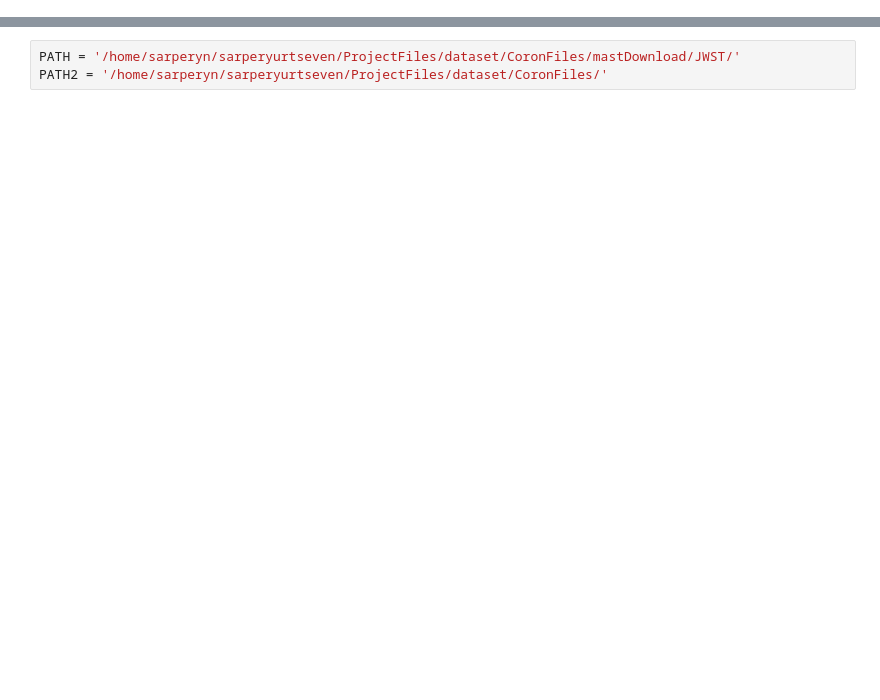
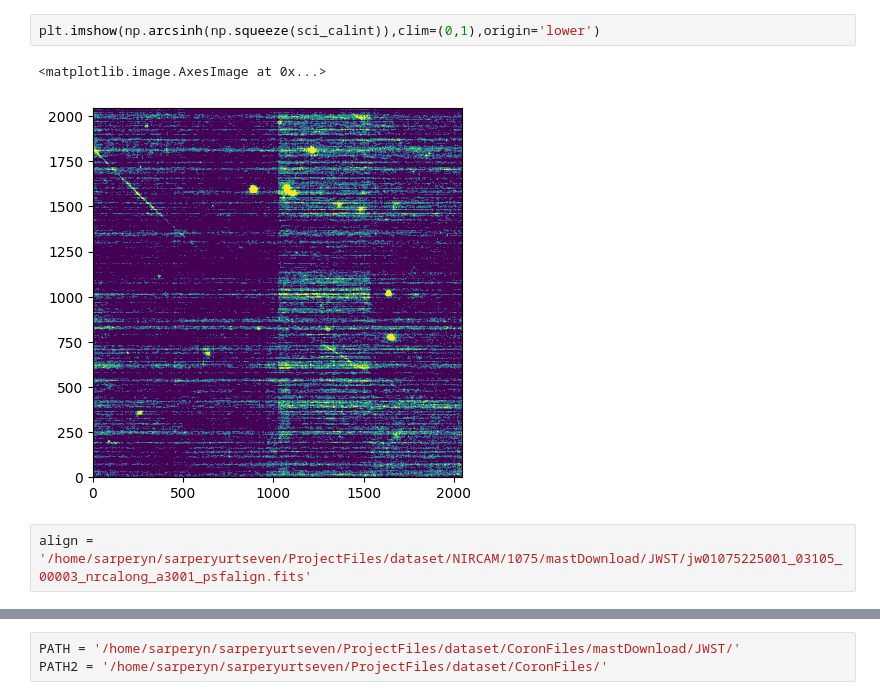
Before and after one commit to AstroMusers/AI-Boosted-Coronagraphy, a Jupyter notebook: notebooks/MetadataCheck.ipynb, the cells around one changed output, grey strips where cells are left out. Drawn from its saved outputs; the diff is of its cells as text; blank space fills up the shorter version.

```diff
--- a/notebooks/MetadataCheck.ipynb
+++ b/notebooks/MetadataCheck.ipynb
@@ -10,0 +174,7 @@ from astropy import wcs
+# %%
+plt.imshow(np.arcsinh(np.squeeze(sci_calint)),clim=(0,1),origin='lower')
+# %% [output]
+<matplotlib.image.AxesImage at 0x...>
+[figure, added]
+# %%
+align = '/home/sarperyn/sarperyurtseven/ProjectFiles/dataset/NIRCAM/1075/mastDownload/JWST/jw01075225001_03105_00003_nrcalong_a3001_psfalign.fits'
```
Also changed, not shown: parts of 58 cells of this notebook, 5 other files.
